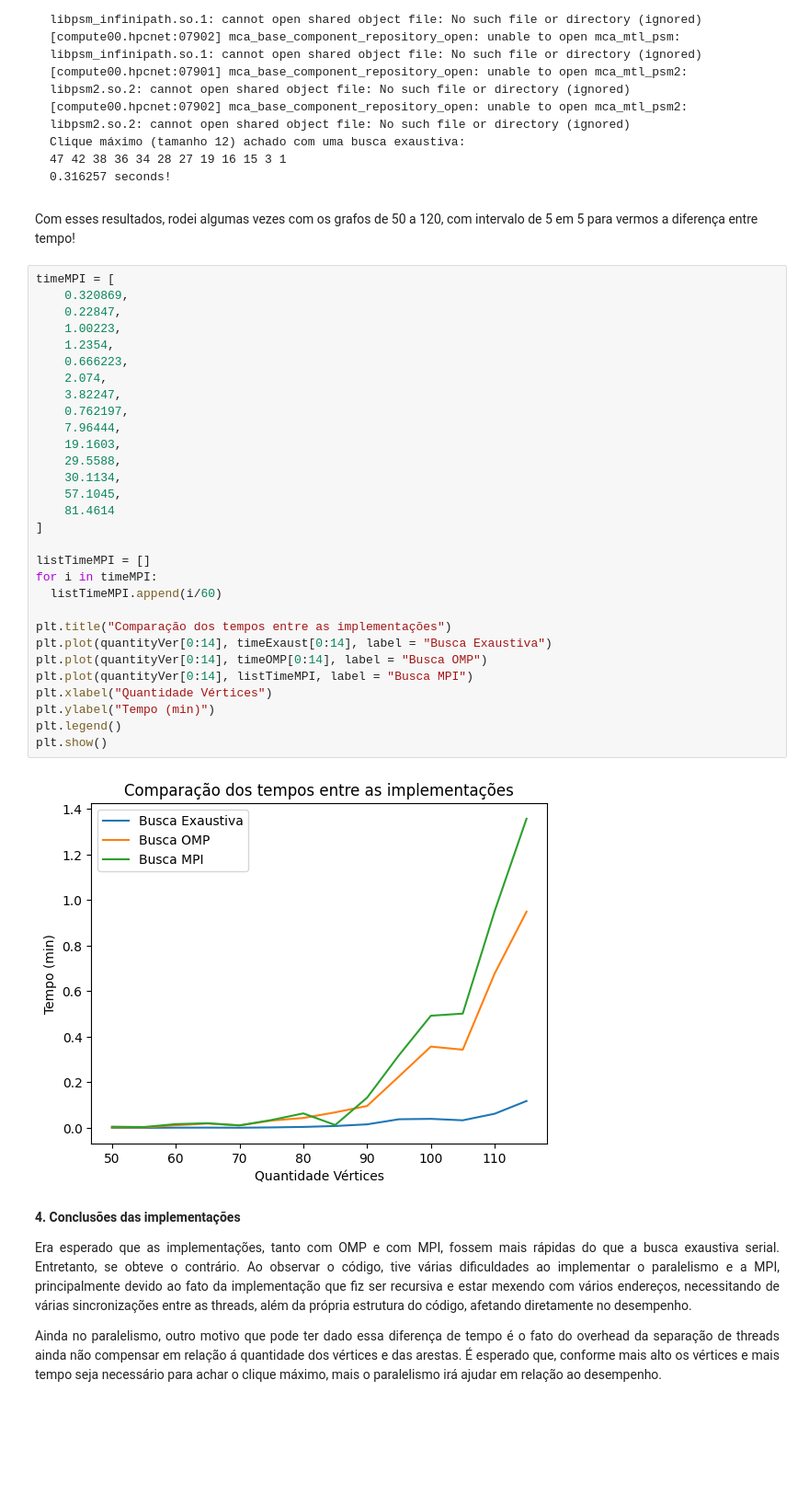
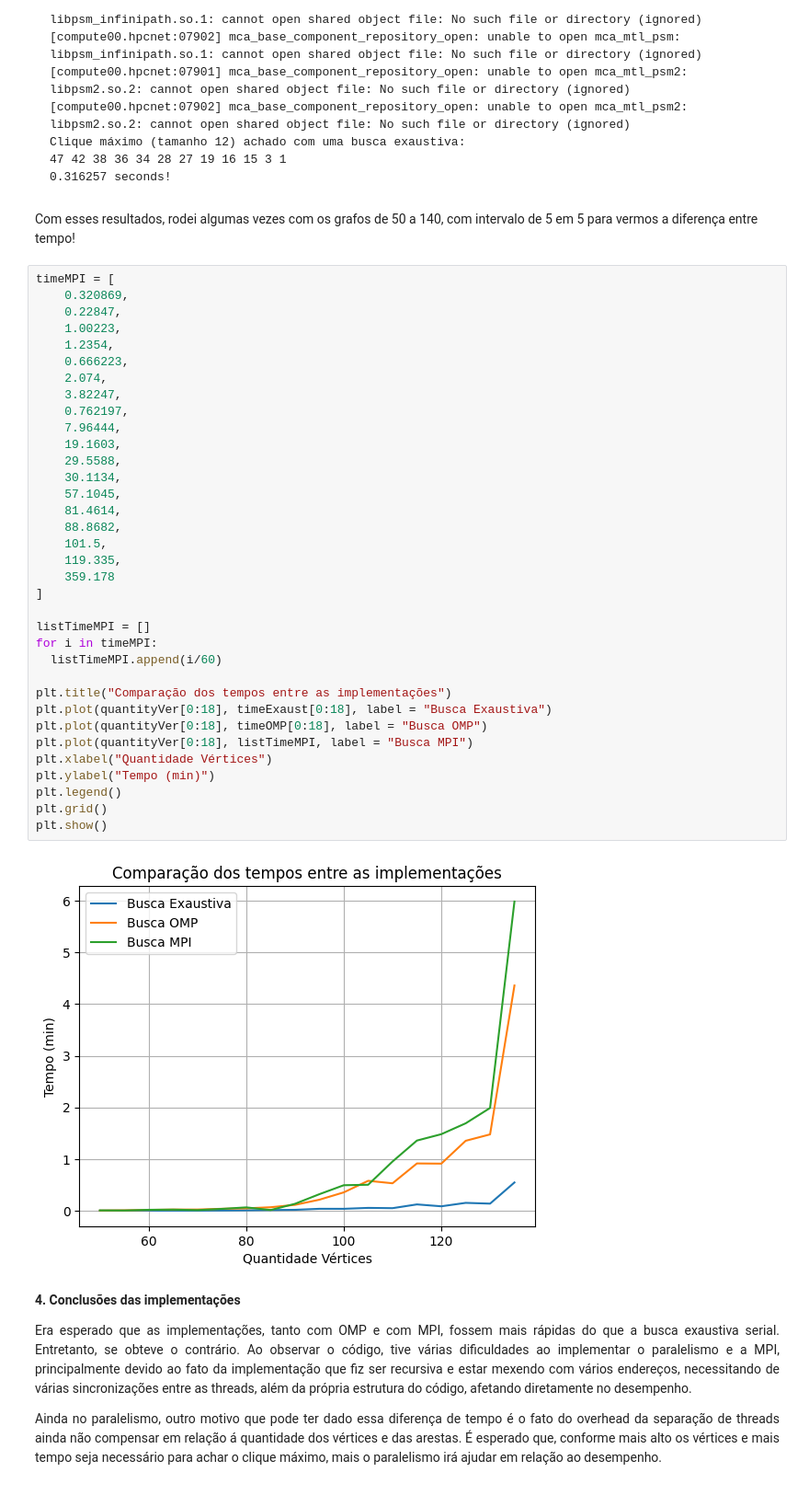
Before and after one commit to LidiaDomingos/FindMaximalClique, a Jupyter notebook: ProjetoFinalSuperComp.ipynb, the cells around one changed output. Shown at 92% size. Cells and saved outputs as stored; diff of their text form; blank space fills up the shorter version.

```diff
--- a/ProjetoFinalSuperComp.ipynb
+++ b/ProjetoFinalSuperComp.ipynb
@@ -1135,39 +1140,44 @@ Assim, consegui rodar corretamente com o MPI, obtendo o seguinte resultado:
     47 42 38 36 34 28 27 19 16 15 3 1
     0.316257 seconds!
 # %% [markdown]
-Com esses resultados, rodei algumas vezes com os grafos de 50 a 120, com intervalo de 5 em 5 para vermos a diferença entre tempo!
+Com esses resultados, rodei algumas vezes com os grafos de 50 a 140, com intervalo de 5 em 5 para vermos a diferença entre tempo!
 # %%
 timeMPI = [
     0.320869,
     0.22847,
     1.00223,
     1.2354,
     0.666223,
     2.074,
     3.82247,
     0.762197,
     7.96444,
     19.1603,
     29.5588,
     30.1134,
     57.1045,
-    81.4614
+    81.4614,
+    88.8682,
+    101.5,
+    119.335,
+    359.178
 ]
 
 listTimeMPI = []
 for i in timeMPI:
   listTimeMPI.append(i/60)
 
 plt.title("Comparação dos tempos entre as implementações")
-plt.plot(quantityVer[0:14], timeExaust[0:14], label = "Busca Exaustiva")
-plt.plot(quantityVer[0:14], timeOMP[0:14], label = "Busca OMP")
-plt.plot(quantityVer[0:14], listTimeMPI, label = "Busca MPI")
+plt.plot(quantityVer[0:18], timeExaust[0:18], label = "Busca Exaustiva")
+plt.plot(quantityVer[0:18], timeOMP[0:18], label = "Busca OMP")
+plt.plot(quantityVer[0:18], listTimeMPI, label = "Busca MPI")
 plt.xlabel("Quantidade Vértices")
 plt.ylabel("Tempo (min)")
 plt.legend()
+plt.grid()
 plt.show()
 # %% [output]
-[figure, old version]
+[figure, new version]
 # %% [markdown]
 **4.  Conclusões das implementações**
 
```
Also changed, not shown: parts of 15 cells of this notebook.
